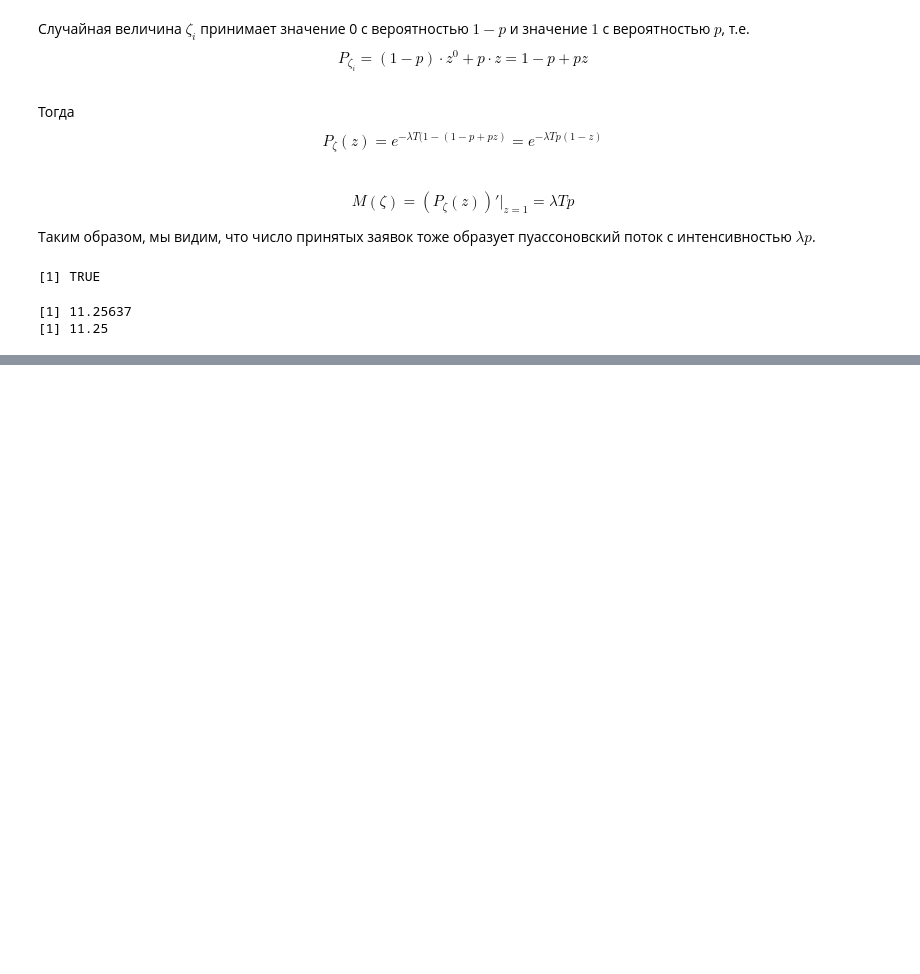
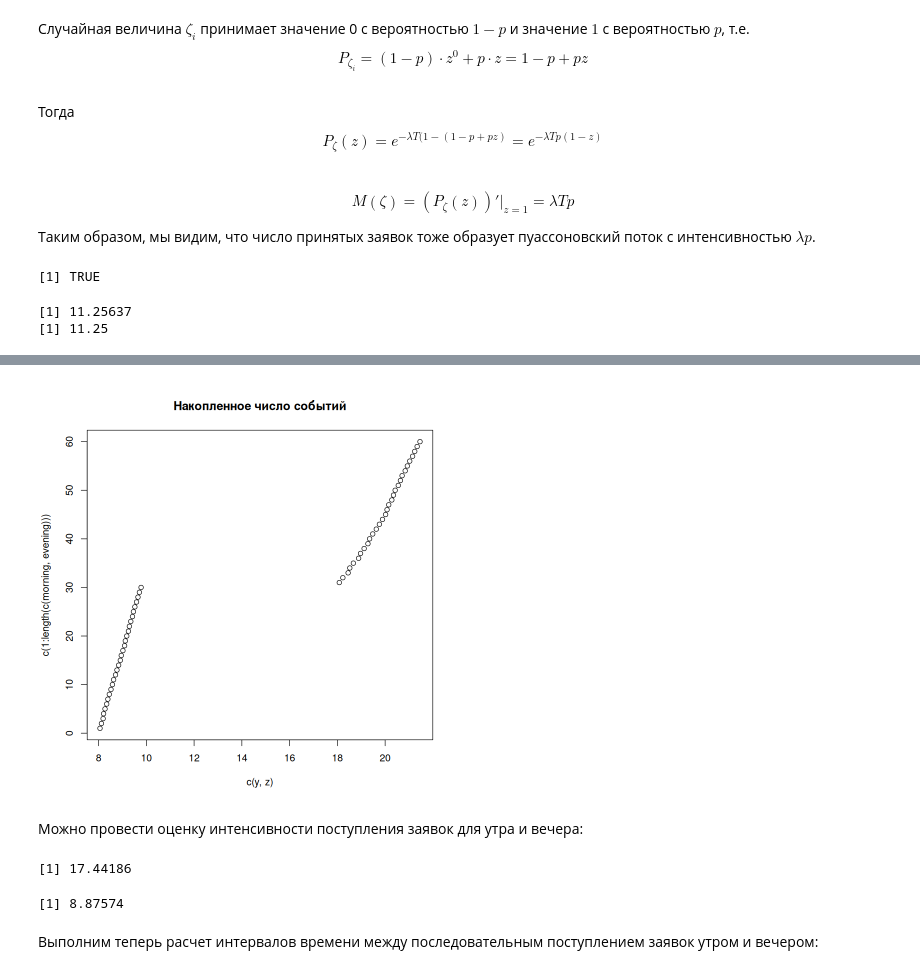
Before and after one commit to junaart/AHP_KIS, a Jupyter notebook: Lection_2/Lection_2_2026.ipynb, the cells around one changed output, grey strips where cells are left out. Cells and saved outputs as stored; diff of their text form; code cells hidden in the pictures; blank space fills up the shorter version.

```diff
--- a/Lection_2/Lection_2_2026.ipynb
+++ b/Lection_2/Lection_2_2026.ipynb
@@ -772,0 +831,19 @@ print(lambda*T*p)
+# %%
+y<-sort(morning); z<-sort(evening)
+# %%
+plot(c(y,z),c(1:length(c(morning,evening))))
+title('Накопленное число событий')
+# %% [output]
+[figure, added]
+# %% [markdown]
+Можно провести оценку интенсивности поступления заявок для утра и вечера:
+# %%
+length(y)/(max(morning)-min(morning))
+# %% [output]
+[1] 17.44186
+# %%
+length(z)/(max(evening)-min(evening))
+# %% [output]
+[1] 8.87574
+# %% [markdown]
+Выполним теперь расчет интервалов времени между последовательным поступлением заявок утром и вечером:
```
Also changed, not shown: parts of 76 cells of this notebook.
